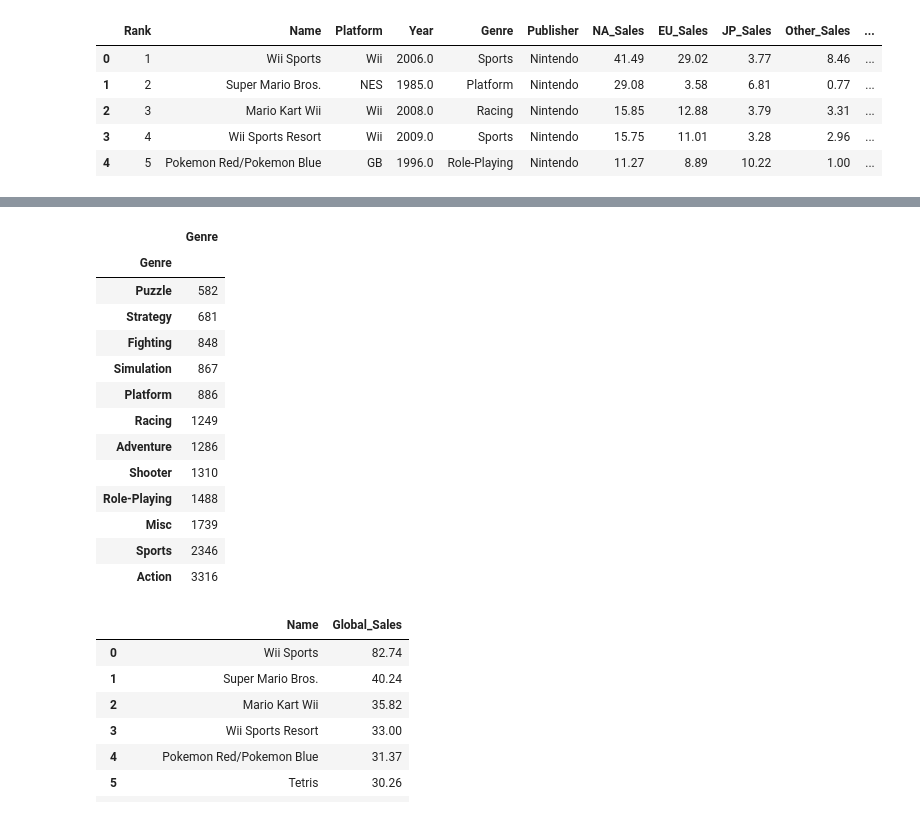
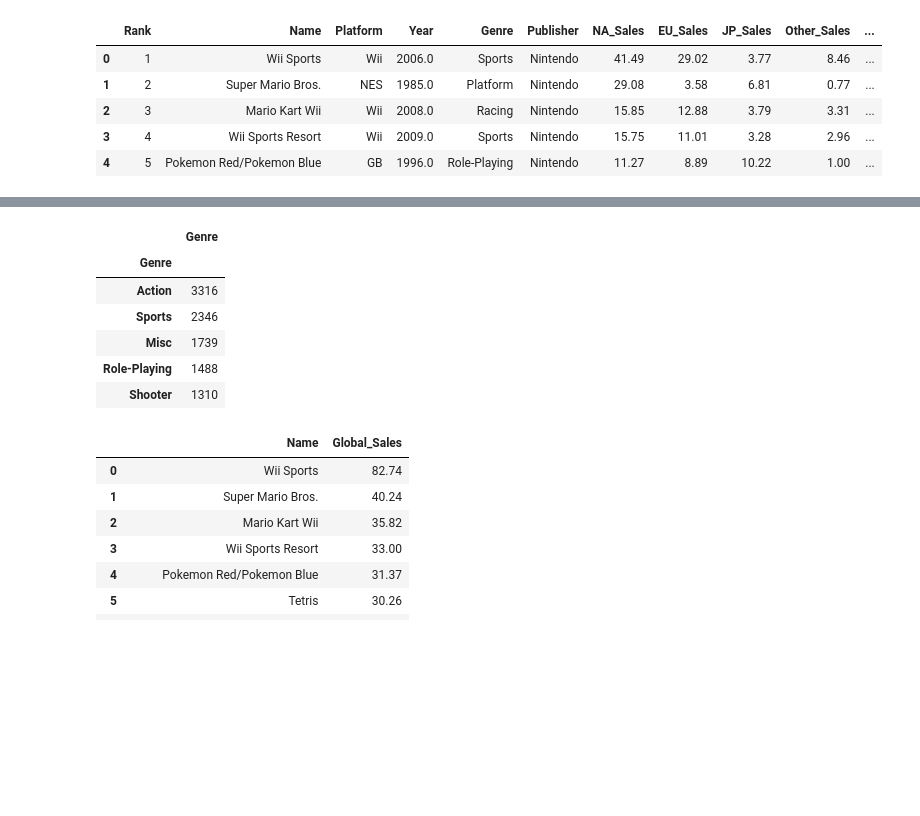
Before and after one commit to bhold6160/data-science, a Jupyter notebook: vg-stats.ipynb, the cells around one changed output, grey strips where cells are left out. Saved outputs shown, nothing was run; the diff lists cells and outputs as text; code cells hidden in the pictures; blank space fills up the shorter version.

```diff
--- a/vg-stats.ipynb
+++ b/vg-stats.ipynb
@@ -64,21 +41,14 @@ pd.DataFrame(df['Platform']).groupby(df.Platform).count().sort_values('Platform'
 # %%
 #What about the most common genre?
-pd.DataFrame(df['Genre']).groupby(df.Genre).count().sort_values('Genre')
+pd.DataFrame(df['Genre']).groupby(df.Genre).count().sort_values('Genre', ascending=False).head(5)
 # %% [output]
 |  | Genre |
 | Genre |  |
-| Puzzle | 582 |
-| Strategy | 681 |
-| Fighting | 848 |
-| Simulation | 867 |
-| Platform | 886 |
-| Racing | 1249 |
-| Adventure | 1286 |
+| Action | 3316 |
+| Sports | 2346 |
+| Misc | 1739 |
+| Role-Playing | 1488 |
 | Shooter | 1310 |
-| Role-Playing | 1488 |
-| Misc | 1739 |
-| Sports | 2346 |
-| Action | 3316 |
 # %%
 #What are the top 20 highest grossing games?
 pd.DataFrame(df[['Name', 'Global_Sales']]).head(21)
```
Also changed, not shown: parts of 2 cells of this notebook.
